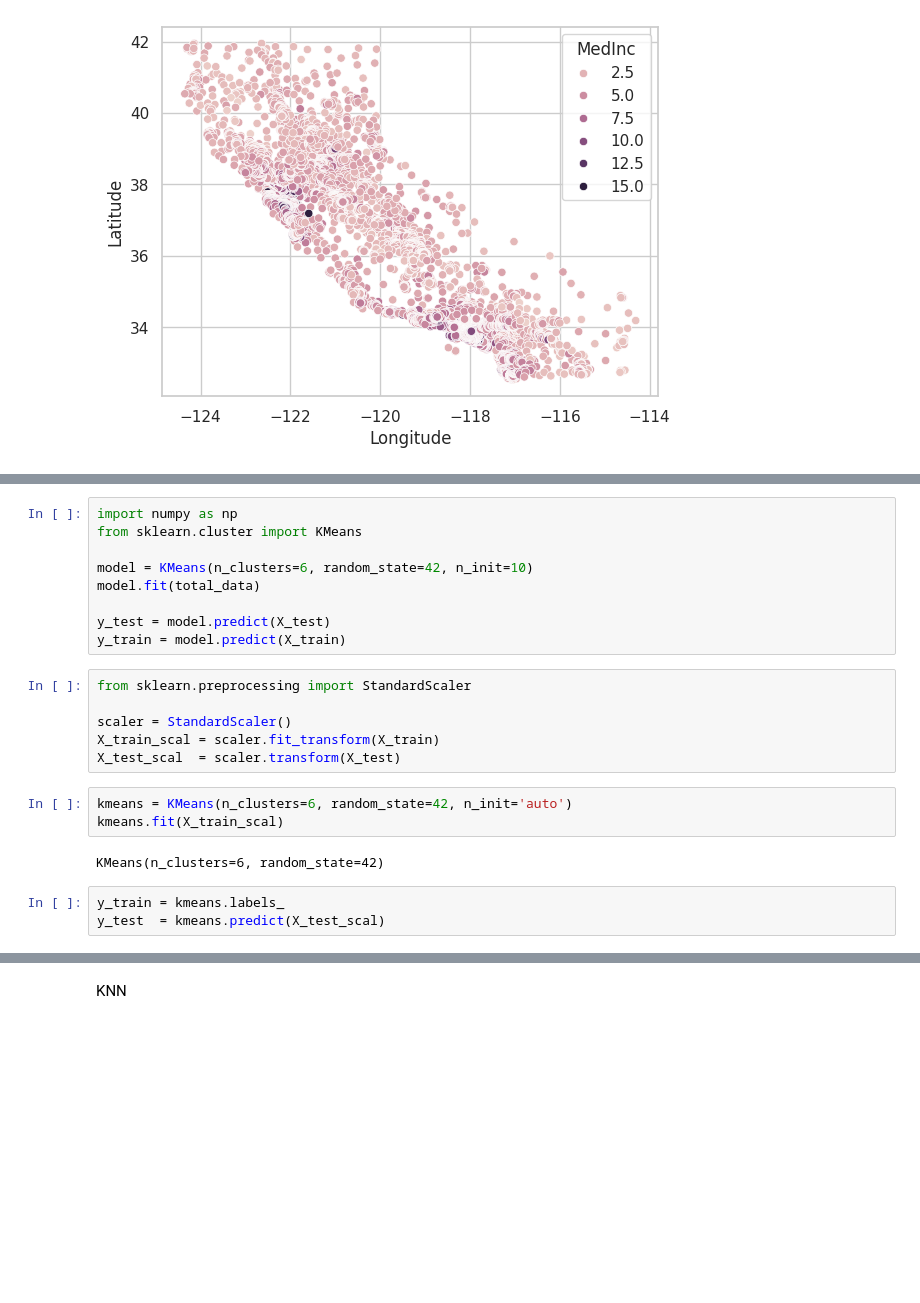
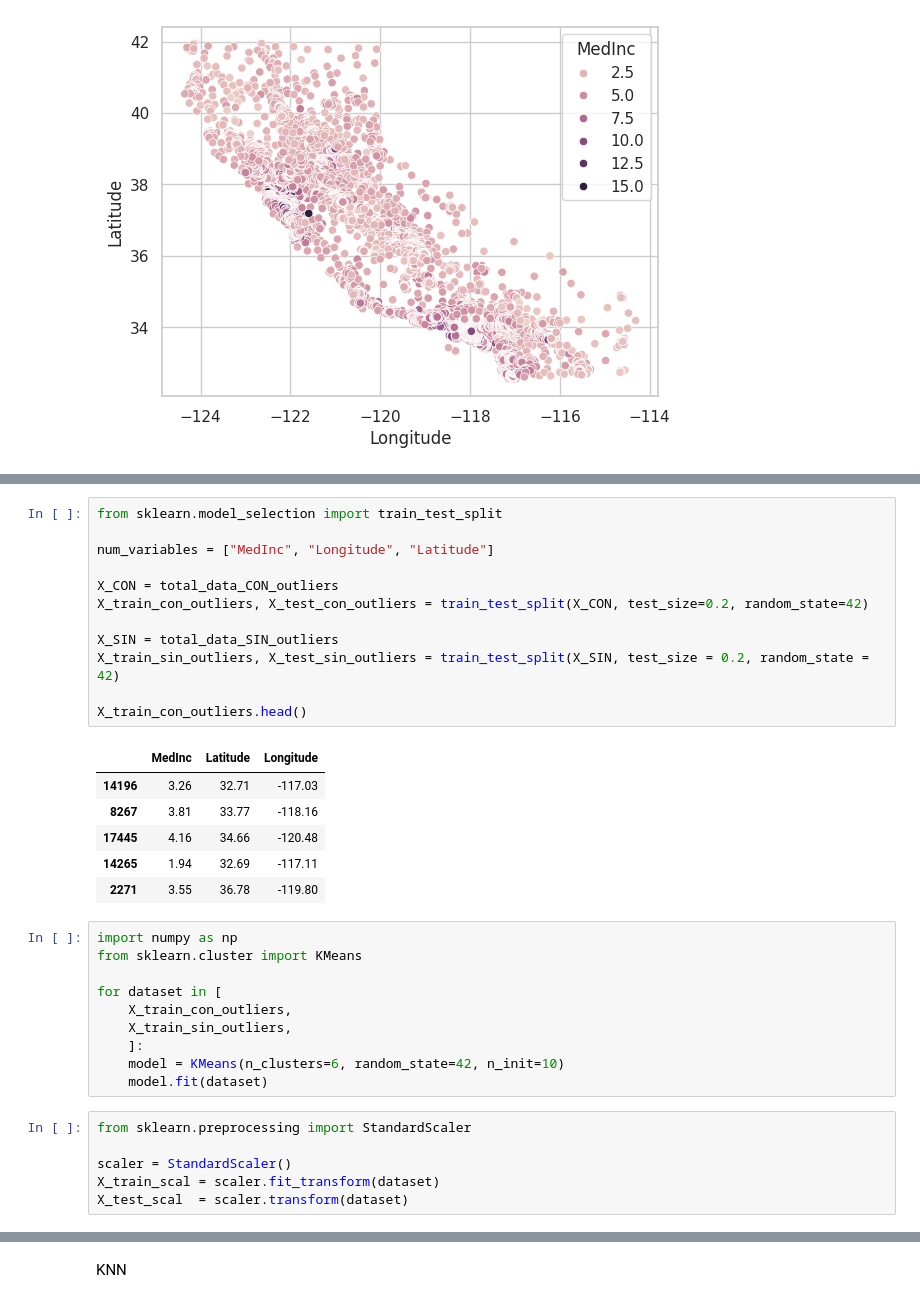
Before and after one commit to 4GeeksAcademy/ginappedrosa-ML-kmeans-housing, a Jupyter notebook: src/explore.ipynb, the cells around one changed output, grey strips where cells are left out. Cells and saved outputs as stored; diff of their text form; blank space fills up the shorter version.

```diff
--- a/src/explore.ipynb
+++ b/src/explore.ipynb
@@ -105,24 +153,36 @@ Test  shape: (4128, 3)
+# %%
+from sklearn.model_selection import train_test_split
+
+num_variables = ["MedInc", "Longitude", "Latitude"]
+
+X_CON = total_data_CON_outliers
+X_train_con_outliers, X_test_con_outliers = train_test_split(X_CON, test_size=0.2, random_state=42)
+
+X_SIN = total_data_SIN_outliers
+X_train_sin_outliers, X_test_sin_outliers = train_test_split(X_SIN, test_size = 0.2, random_state = 42)
+
+X_train_con_outliers.head()
+# %% [output]
+|  | MedInc | Latitude | Longitude |
+| 14196 | 3.26 | 32.71 | -117.03 |
+| 8267 | 3.81 | 33.77 | -118.16 |
+| 17445 | 4.16 | 34.66 | -120.48 |
+| 14265 | 1.94 | 32.69 | -117.11 |
+| 2271 | 3.55 | 36.78 | -119.80 |
 # %%
 import numpy as np
 from sklearn.cluster import KMeans
 
-model = KMeans(n_clusters=6, random_state=42, n_init=10)
-model.fit(total_data)
-
-y_test = model.predict(X_test)
-y_train = model.predict(X_train)
+for dataset in [
+    X_train_con_outliers,
+    X_train_sin_outliers,
+    ]:
+    model = KMeans(n_clusters=6, random_state=42, n_init=10)
+    model.fit(dataset)
 # %%
 from sklearn.preprocessing import StandardScaler
 
 scaler = StandardScaler()
-X_train_scal = scaler.fit_transform(X_train)
-X_test_scal  = scaler.transform(X_test)
+X_train_scal = scaler.fit_transform(dataset)
+X_test_scal  = scaler.transform(dataset)
-# %%
-kmeans = KMeans(n_clusters=6, random_state=42, n_init='auto')
-kmeans.fit(X_train_scal)
-# %% [output]
-KMeans(n_clusters=6, random_state=42)
-# %%
-y_train = kmeans.labels_
-y_test  = kmeans.predict(X_test_scal)
 # %%
```
Also changed, not shown: parts of 10 cells of this notebook.
